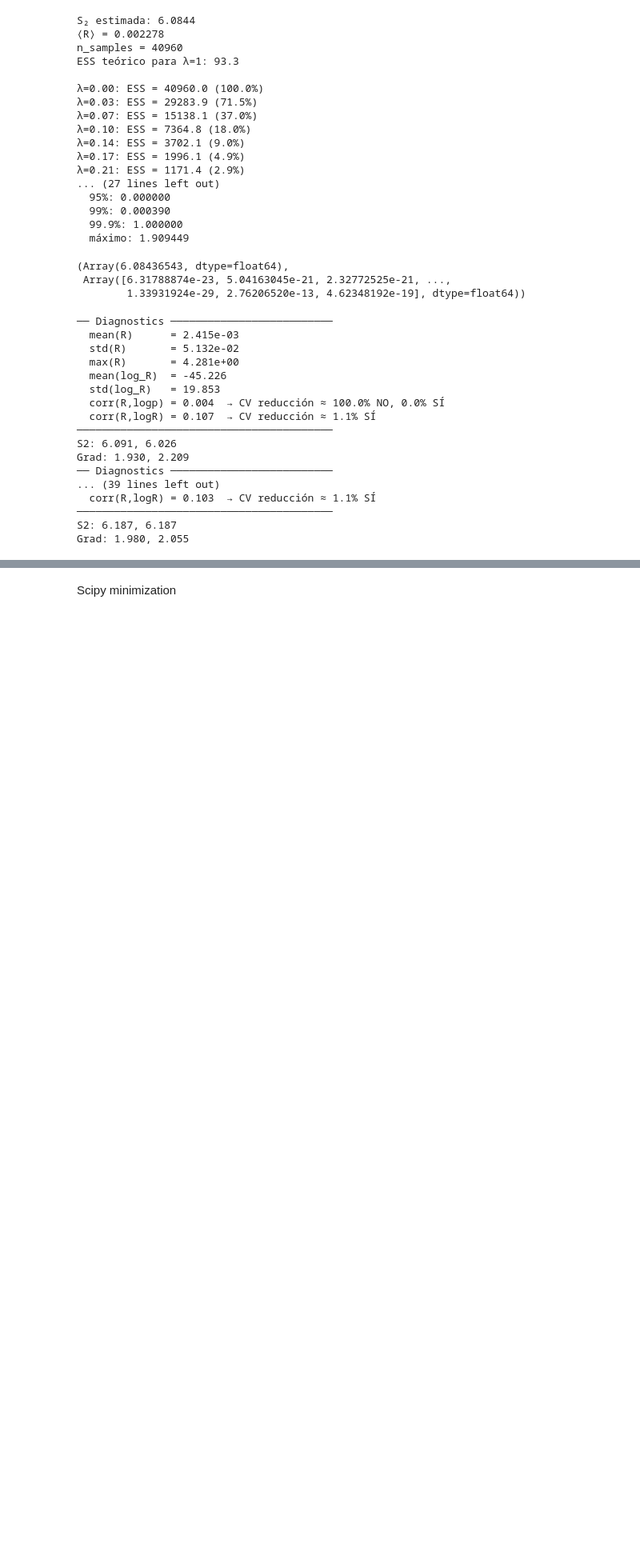
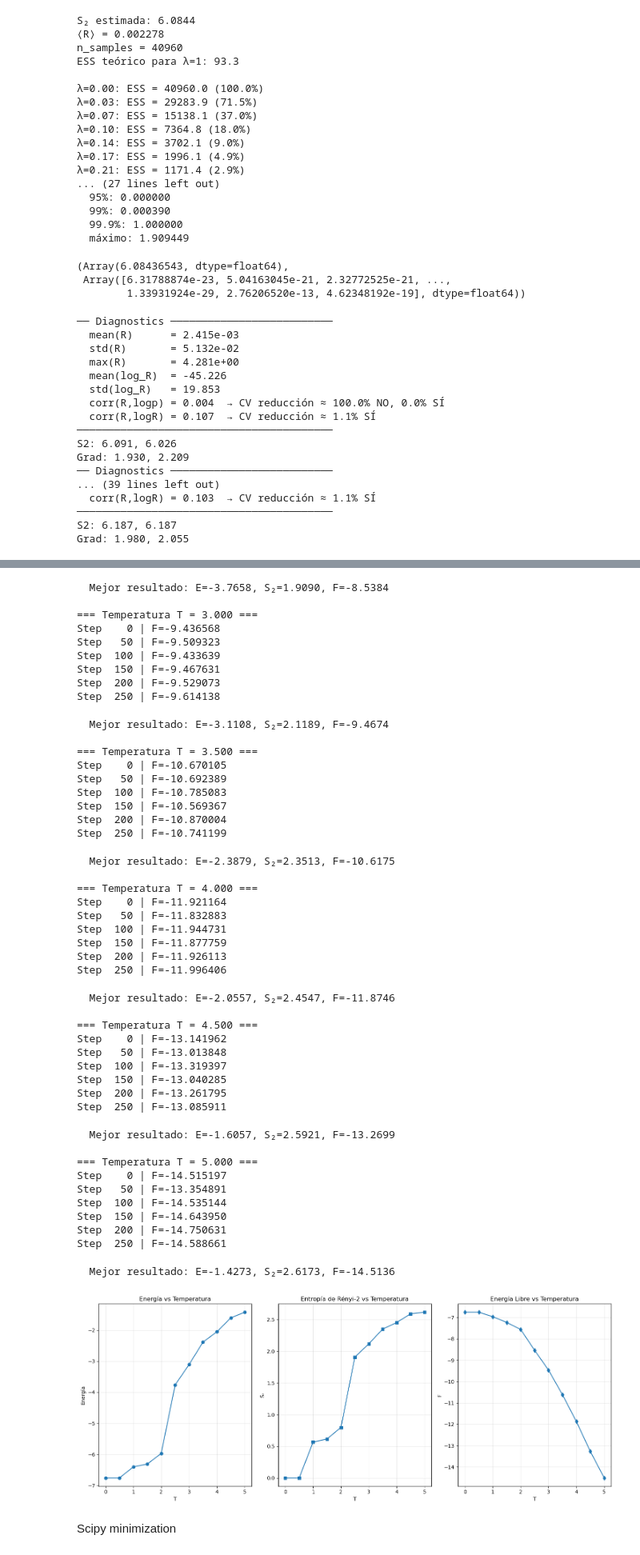
Before and after one commit to ismaelcastrouimp/TFM, a Jupyter notebook: notebooks/Renyi_Ising.ipynb, the cells around one changed output, grey strips where cells are left out. Shown at 80% size. Cells and saved outputs as stored; diff of their text form; code cells hidden in the pictures; blank space fills up the shorter version.

```diff
--- a/notebooks/Renyi_Ising.ipynb
+++ b/notebooks/Renyi_Ising.ipynb
@@ -421,7 +421,7 @@ sampler = nk.sampler.ARDirectSampler(hi_extended)
 model = nk.models.ARNNDense(hilbert=hi_extended, layers=1, features=16, activation=jax.nn.gelu)
 vstate = nk.vqs.MCState(sampler, model, n_samples=40960, chunk_size=None)
 
-T_array = np.linspace(0, 15, 20)
+T_array = np.linspace(0, 5, 11)
 n_steps = 300
 
 energy_results = []
@@ -434,8 +434,8 @@ for T_idx, T in enumerate(tqdm(T_array, desc="Temperaturas")):
     print(f"\n=== Temperatura T = {T:.3f} ===")
 
     vstate.init_parameters()
-    # if best_params is not None:
-    #     vstate.parameters = best_params
+    if best_params is not None:
+        vstate.parameters = best_params
 
     free_energy_history, best_F, best_energy, best_entropy = free_energy_minimize_SR_SGD(
         vstate=vstate,
@@ -445,7 +445,7 @@ for T_idx, T in enumerate(tqdm(T_array, desc="Temperaturas")):
         n_steps=n_steps,
         verbose=True,
         plot=False,
-        learning_rate = optax.linear_schedule(0.005, 0.0001, n_steps),
+        learning_rate = optax.linear_schedule(0.05, 0.001, n_steps),
         diag_shift=optax.linear_schedule(1e-1, 1e-4, n_steps),
         n_samples_sr=4096
     )
@@ -480,3 +480,4 @@ plt.xlabel('T'); plt.ylabel('F'); plt.title('Energía Libre vs Temperatura'); pl
 plt.tight_layout()
 plt.savefig("output.png", dpi=200, bbox_inches="tight")
 plt.show()
+# %% [output]
@@ -483 +536,48 @@ plt.show()
+  Mejor resultado: E=-3.7658, S₂=1.9090, F=-8.5384
+
+=== Temperatura T = 3.000 ===
+Step    0 | F=-9.436568
+Step   50 | F=-9.509323
+Step  100 | F=-9.433639
+Step  150 | F=-9.467631
+Step  200 | F=-9.529073
+Step  250 | F=-9.614138
+  Mejor resultado: E=-3.1108, S₂=2.1189, F=-9.4674
+
+=== Temperatura T = 3.500 ===
+Step    0 | F=-10.670105
+Step   50 | F=-10.692389
+Step  100 | F=-10.785083
+Step  150 | F=-10.569367
+Step  200 | F=-10.870004
+Step  250 | F=-10.741199
+  Mejor resultado: E=-2.3879, S₂=2.3513, F=-10.6175
+
+=== Temperatura T = 4.000 ===
+Step    0 | F=-11.921164
+Step   50 | F=-11.832883
+Step  100 | F=-11.944731
+Step  150 | F=-11.877759
+Step  200 | F=-11.926113
+Step  250 | F=-11.996406
+  Mejor resultado: E=-2.0557, S₂=2.4547, F=-11.8746
+
+=== Temperatura T = 4.500 ===
+Step    0 | F=-13.141962
+Step   50 | F=-13.013848
+Step  100 | F=-13.319397
+Step  150 | F=-13.040285
+Step  200 | F=-13.261795
+Step  250 | F=-13.085911
+  Mejor resultado: E=-1.6057, S₂=2.5921, F=-13.2699
+
+=== Temperatura T = 5.000 ===
+Step    0 | F=-14.515197
+Step   50 | F=-13.354891
+Step  100 | F=-14.535144
+Step  150 | F=-14.643950
+Step  200 | F=-14.750631
+Step  250 | F=-14.588661
+  Mejor resultado: E=-1.4273, S₂=2.6173, F=-14.5136
+[figure, added]
 # %%
```
Also changed, not shown: parts of 5 cells of this notebook, 3 other files.
